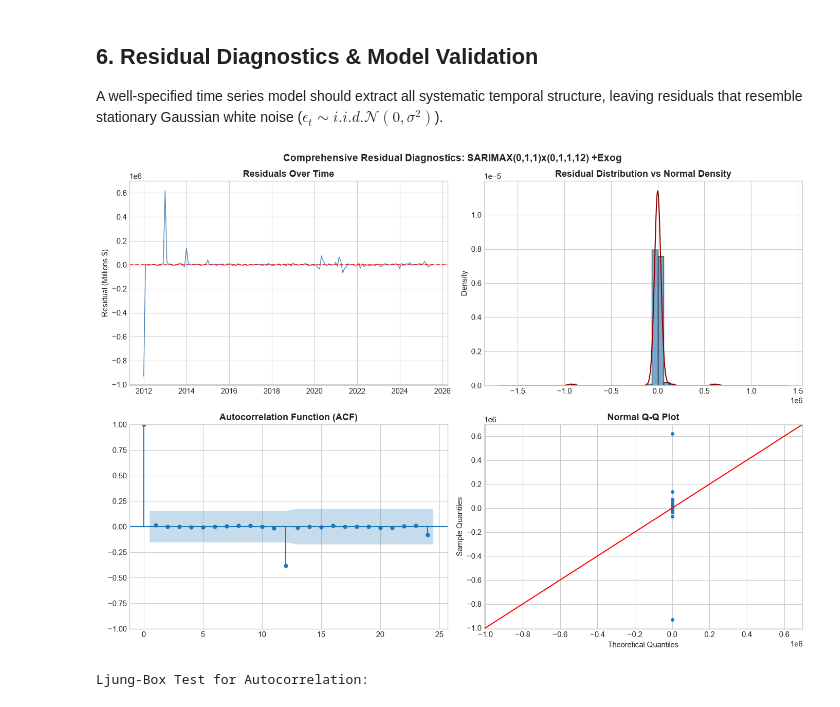
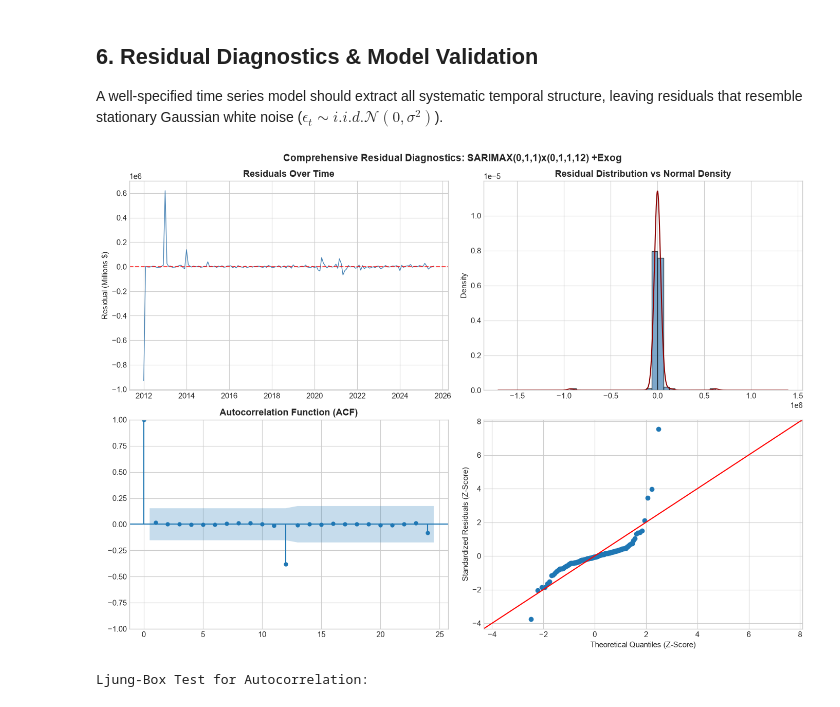
Before and after one commit to MickyDarling16/opm_5671, a Jupyter notebook: OPIM5671_P1_Final_Notebook.ipynb, the cells around one changed output. Drawn from its saved outputs; the diff is of its cells as text; code cells hidden in the pictures.

Commit message:
update: standardize residual diagnostics and polish Streamlit application

```diff
--- a/OPIM5671_P1_Final_Notebook.ipynb
+++ b/OPIM5671_P1_Final_Notebook.ipynb
@@ -317,33 +317,40 @@ A well-specified time series model should extract all systematic temporal struct
 # %%
 residuals = sarimax_model.resid
 
 fig, axes = plt.subplots(2, 2, figsize=(14, 10))
 
 # 1. Residuals over time
 axes[0, 0].plot(residuals.index, residuals, color='steelblue', lw=1)
 axes[0, 0].axhline(y=0, color='red', linestyle='--', alpha=0.7)
 axes[0, 0].set_title('Residuals Over Time', fontweight='bold')
 axes[0, 0].set_ylabel('Residual (Millions $)')
 
 # 2. Histogram & KDE
 axes[0, 1].hist(residuals, bins=25, density=True, color='steelblue', alpha=0.7, edgecolor='black')
 residuals.plot(kind='kde', ax=axes[0, 1], color='darkred', lw=1.5)
 axes[0, 1].set_title('Residual Distribution vs Normal Density', fontweight='bold')
 
 # 3. ACF Plot
 sm.graphics.tsa.plot_acf(residuals.dropna(), ax=axes[1, 0], lags=24, alpha=0.05)
 axes[1, 0].set_title('Autocorrelation Function (ACF)', fontweight='bold')
 
-# 4. Normal Q-Q Plot
-sm.qqplot(residuals.dropna(), line='45', ax=axes[1, 1], markersize=4, color='steelblue')
-axes[1, 1].set_title('Normal Q-Q Plot', fontweight='bold')
+# 1. Drop the initial 13-month calibration burn-in
+post_burn = residuals.iloc[13:]
+
+# 2. Standardize into Z-scores (mean 0, variance 1)
+std_resid = (post_burn - post_burn.mean()) / post_burn.std()
+
+# 3. Plot with true 45-degree line
+sm.qqplot(std_resid.dropna(), line='45', ax=axes[1, 1], color='steelblue')
+axes[1, 1].set_ylabel("Standardized Residuals (Z-Score)")
+axes[1, 1].set_xlabel("Theoretical Quantiles (Z-Score)")
 
 plt.suptitle('Comprehensive Residual Diagnostics: SARIMAX(0,1,1)x(0,1,1,12) +Exog', fontsize=14, fontweight='bold')
 plt.tight_layout()
 plt.savefig('plots/residual_diagnostics.png', dpi=150)
 plt.show()
 # %% [output]
-[figure, old version]
+[figure, new version]
 # %%
 # Formal Ljung-Box Test
 lb_results = acorr_ljungbox(residuals.dropna(), lags=[6, 12, 24], return_df=True)
```
Also changed, not shown: 3 other files.
